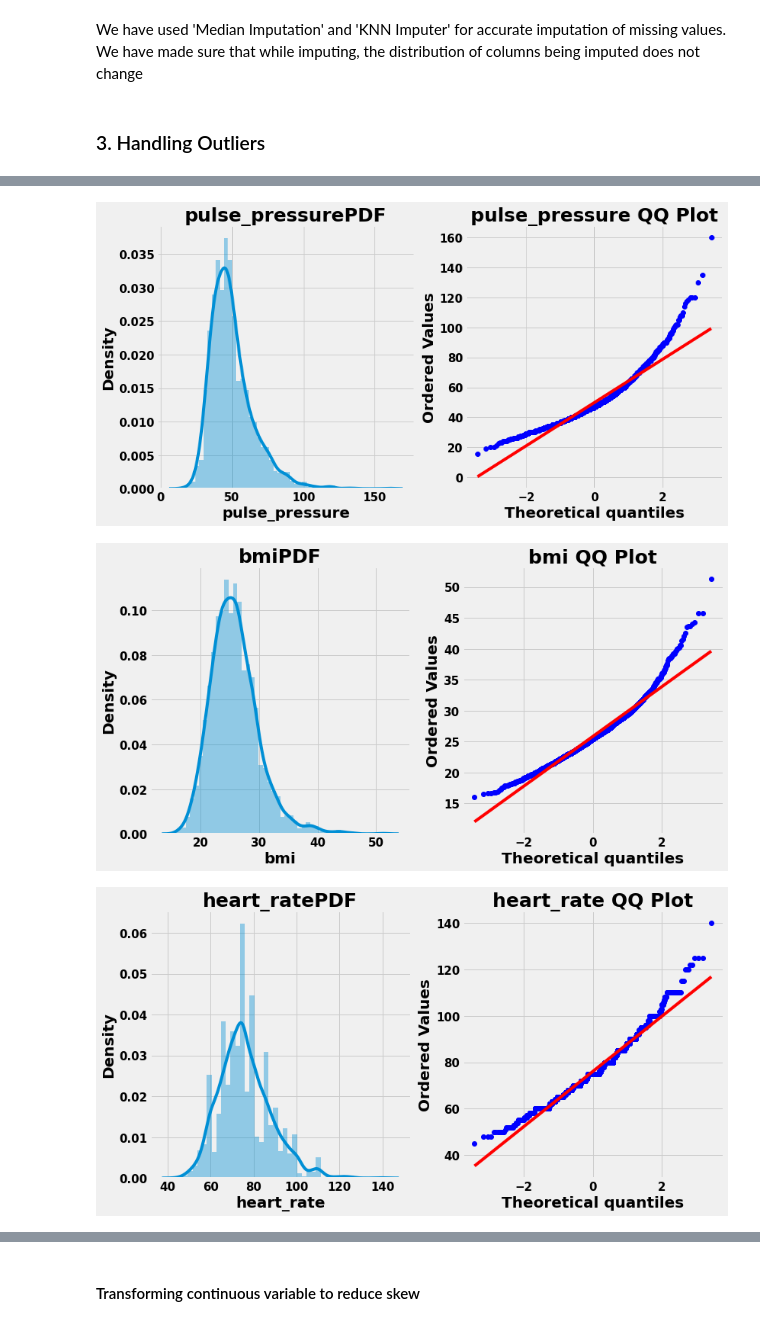
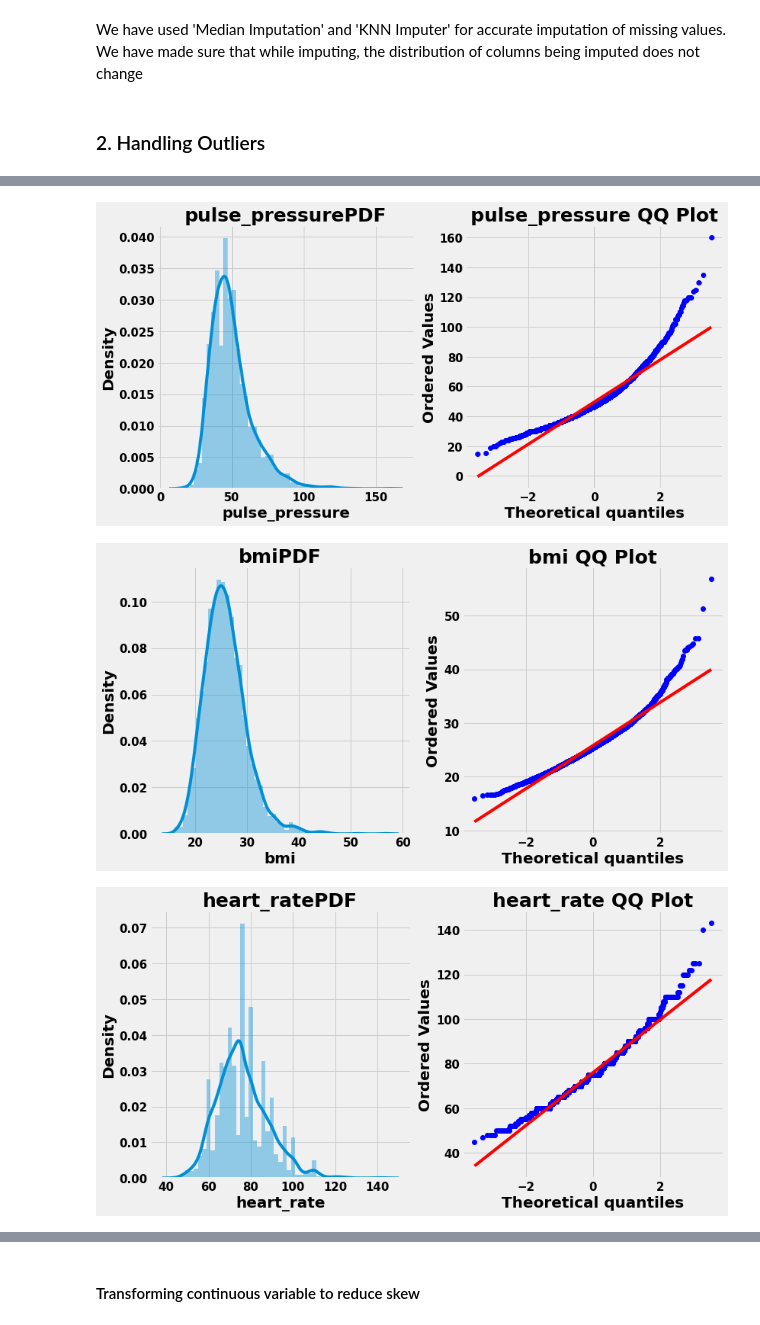
Before and after one commit to 7-sumit/Cardiovascular-Risk-Prediction, a Jupyter notebook: Cardiovascular_Risk_Prediction.ipynb, the cells around one changed output, grey strips where cells are left out. Cells and saved outputs as stored; diff of their text form; code cells hidden in the pictures.

```diff
--- a/Cardiovascular_Risk_Prediction.ipynb
+++ b/Cardiovascular_Risk_Prediction.ipynb
@@ -978,3 +952,6 @@ y_test.drop(index=bp_meds_missing_value_index_in_X_test,inplace=True)
+# %%
+# Filling missing values in education with most frequent values
+df3['education'] = df3['education'].fillna(1)
 # %% [markdown]
 #### **Imputation in 'cigs_per_day'** : As cigs_per_day has outliers we are imputing it with median
 # %%
@@ -984,14 +961,11 @@ sns.boxplot(df3[df3['is_smoking']=='Yes']['cigs_per_day']);
 # %% [output]
 [figure]
 # %%
-# Finding median of X_train data in cigs_per_day
-median_cigs = X_train[X_train['is_smoking']=='Yes']['cigs_per_day'].median()
+# Finding median of 'cigs_per_day'
+median_cigs = df3[df3['is_smoking']=='Yes']['cigs_per_day'].median()
 
-# Filling missing values in X_train
-X_train['cigs_per_day'] = X_train['cigs_per_day'].fillna(median_cigs)
-
-# Filling missing values in X_test
-X_test['cigs_per_day'] = X_test['cigs_per_day'].fillna(median_cigs)
+# Filling missing values in cigs_per_day with median
+df3['cigs_per_day'] = df3['cigs_per_day'].fillna(median_cigs)
 # %% [markdown]
 #### **Imputation in 'total_cholesterol' , 'bmi' , 'heart_rate'** : Since all these columns have outliers we are imputing it with median
 # %%
@@ -1048,17 +1018,13 @@ We have used binary label encoding as all the categorical features had only 2 va
 # Creating an instance of KNNImputer class
 knn_impute = KNNImputer(n_neighbors=10)
 
-# Fit_transform X_train
-X_train = pd.DataFrame(knn_impute.fit_transform(X_train),columns=X_train.columns)
-
-# Transform X_test
-X_test = pd.DataFrame(knn_impute.transform(X_test),columns=X_test.columns)
+# Imputing values using KNN imputer
+df3 = pd.DataFrame(knn_impute.fit_transform(df3),columns=df3.columns)
 # %% [markdown]
 #### KNN Imputer changes the datatype of all the features to 'float64'.So changing data types to required data types
 # %%
 # Changing datatype of given columns in list from float to integer
 for col in ['age','sex','is_smoking','cigs_per_day','bp_meds','prevalent_stroke','prevalent_hyp','diabetes']:
-  X_train[col] = X_train[col].astype('int64')
-  X_test[col] = X_test[col].astype('int64')
+  df3[col] = df3[col].astype('int64')
 # %%
 # All missing values are imputed
@@ -1088,7 +1054,7 @@ dtype: int64
 # %% [markdown]
 We have used 'Median Imputation' and 'KNN Imputer' for accurate imputation of missing values. We have made sure that while imputing, the distribution of columns being imputed does not change
 # %% [markdown]
-### 3. Handling Outliers
+### 2. Handling Outliers
 # %%
 # Creating list for numerical features
 num_col = ['age','cigs_per_day','total_cholesterol','pulse_pressure', 'bmi', 'heart_rate', 'glucose']
@@ -1097,11 +1063,11 @@ num_col = ['age','cigs_per_day','total_cholesterol','pulse_pressure', 'bmi', 'he
 for col in num_col:
   plt.figure(figsize=(12,6))
   plt.subplot(121)
-  sns.distplot(X_train[col])
+  sns.distplot(df3[col])
   plt.title(col+'PDF')
 
   plt.subplot(122)
-  stats.probplot(X_train[col],dist='norm',plot=plt)
+  stats.probplot(df3[col],dist='norm',plot=plt)
   plt.title(col+' QQ Plot')
   plt.show()
 # %% [output]
@@ -1111,3 +1077,3 @@ for col in num_col:
-[figure, old version]
+[figure, new version]
-[figure, old version]
+[figure, new version]
-[figure, old version]
+[figure, new version]
```
Also changed, not shown: parts of 97 cells of this notebook.
